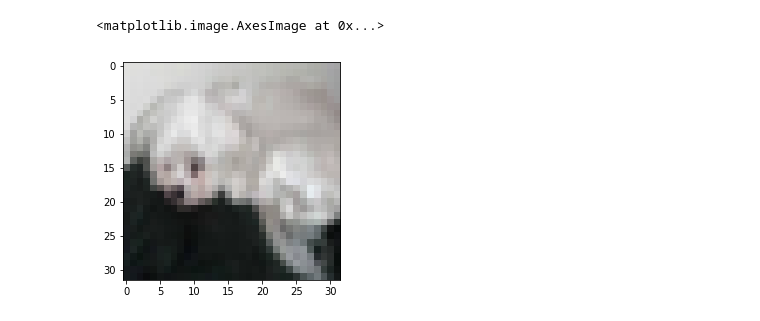
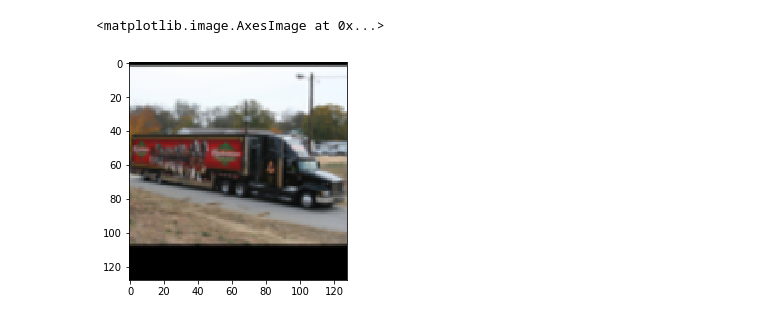
Before and after one commit to jjxxmiin/obJDetection, a Jupyter notebook: example/cam/grad_cam.ipynb, the cells around one changed output. Saved outputs shown, nothing was run; the diff lists cells and outputs as text; code cells hidden in the pictures.

```diff
--- a/example/cam/grad_cam.ipynb
+++ b/example/cam/grad_cam.ipynb
@@ -29,15 +50,12 @@ model = model.eval()
 # %%
-from PIL import Image
-import matplotlib.pyplot as plt
-
-img_path = './test/test4.png'
+img_path = './test_img/stl10/test1.png'
 
 img = Image.open(img_path)
 
 plt.imshow(img)
 # %% [output]
 <matplotlib.image.AxesImage at 0x...>
-[figure, old version]
+[figure, new version]
 # %%
 import torchvision.transforms as transforms
 from torch.autograd import Variable
```
Also changed, not shown: parts of 22 cells of this notebook.
